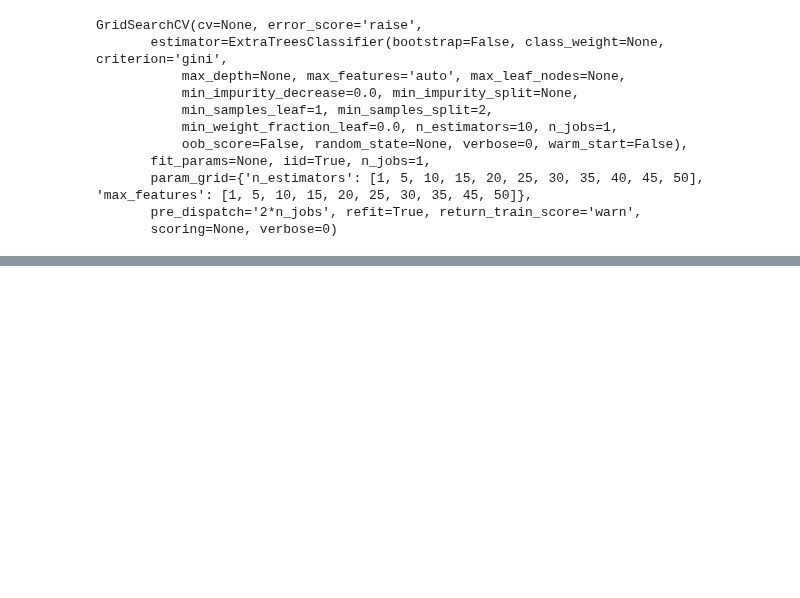
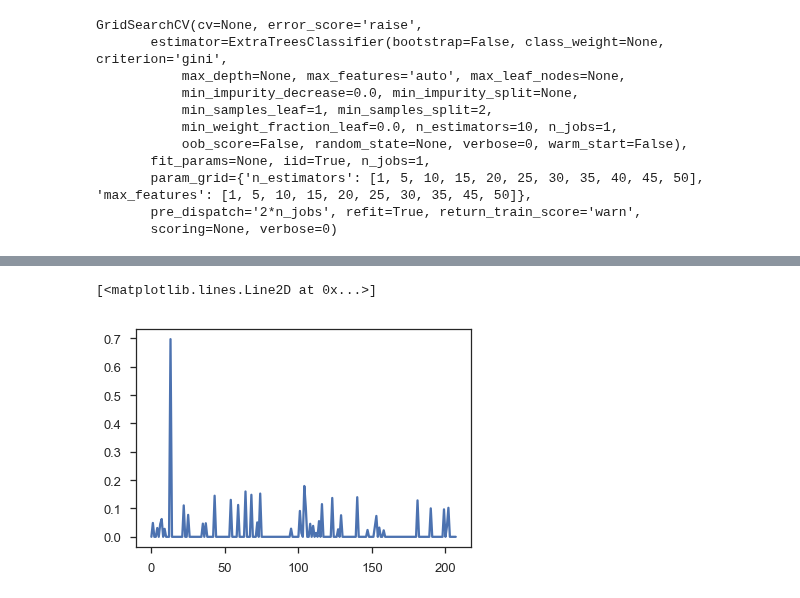
Before and after one commit to jessepisel/criticalandstrategic, a Jupyter notebook: Critical Minerals Classifier.ipynb, the cells around one changed output, grey strips where cells are left out. Cells and saved outputs as stored; diff of their text form; code cells hidden in the pictures; blank space fills up the shorter version.

Commit message:
neural networks
getting into the classification of multilabels with neural networks. only 60% accurate so far

```diff
--- a/Critical Minerals Classifier.ipynb
+++ b/Critical Minerals Classifier.ipynb
@@ -83,0 +123,8 @@ tuned=clf.fit(X_train, y_train.astype(int))
+# %%
+neural=nn.predict(X_test)
+# %%
+nbin = Binarizer(threshold=0.1).fit_transform(neural)
+plt.plot(neural[1000])
+# %% [output]
+[<matplotlib.lines.Line2D at 0x...>]
+[figure, added]
```
Also changed, not shown: parts of 12 cells of this notebook.
